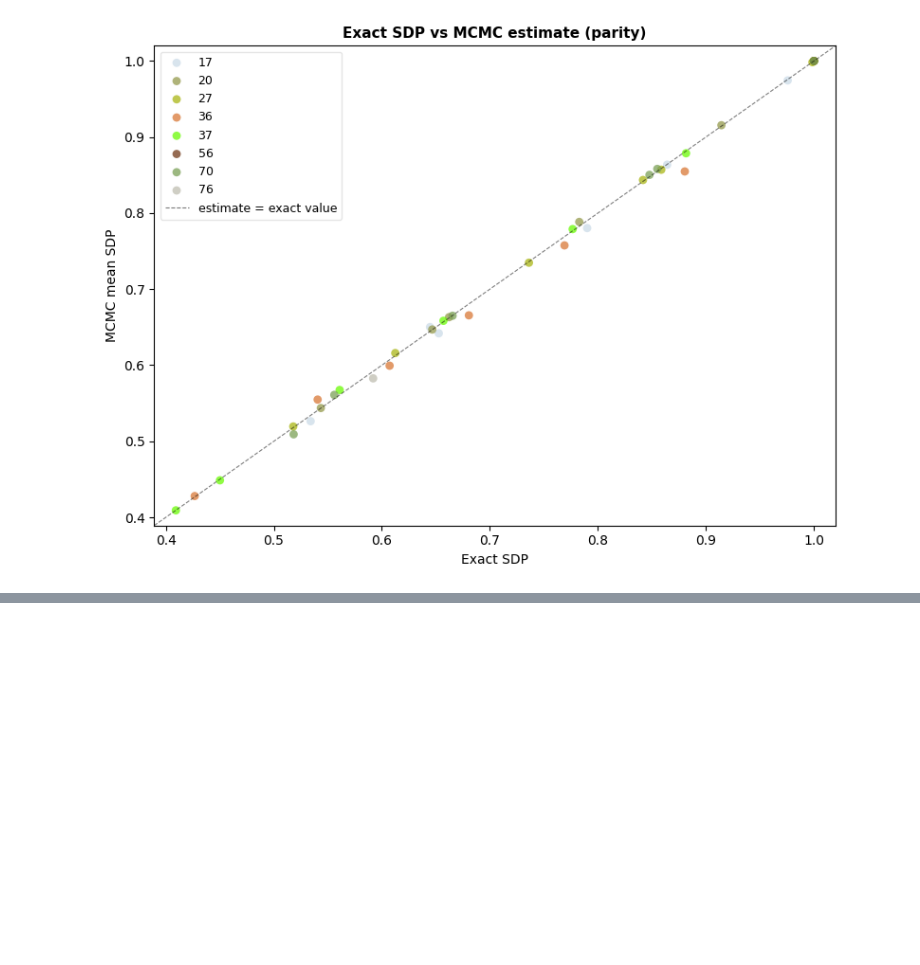
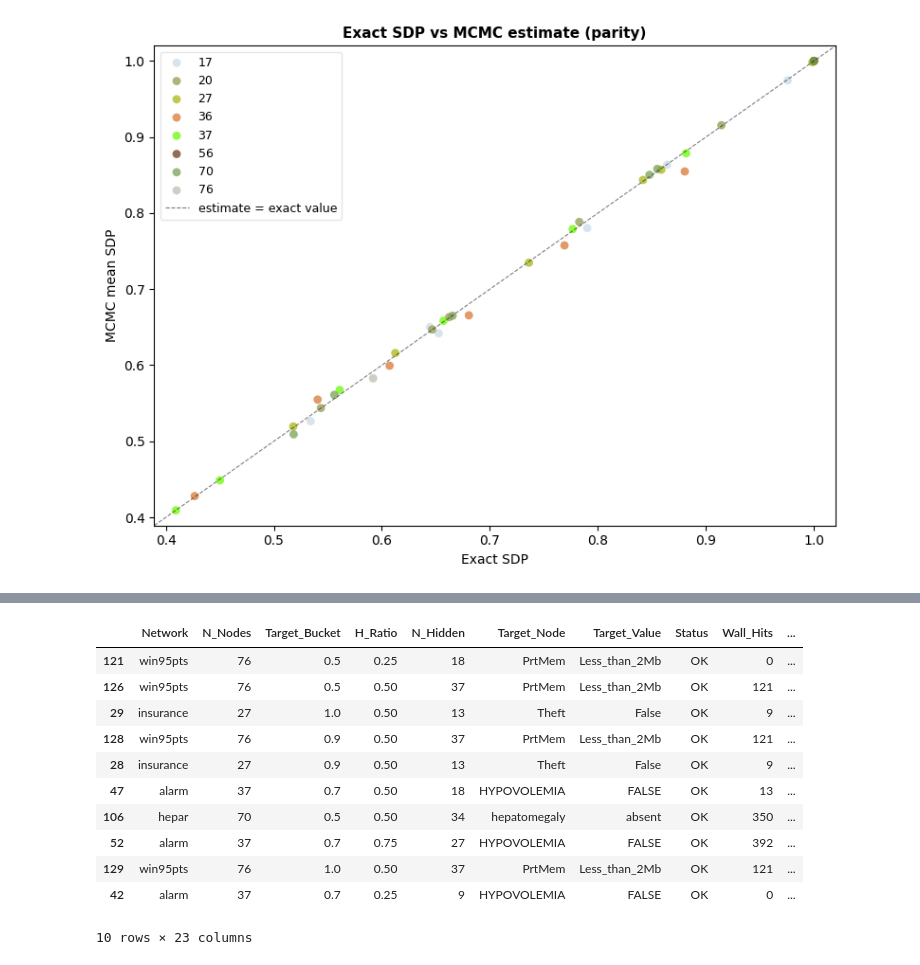
Before and after one commit to jpafcampos/explaining-BNs, a Jupyter notebook: src/benchmark_results_analysis.ipynb, the cells around one changed output, grey strips where cells are left out. Saved outputs shown, nothing was run; the diff lists cells and outputs as text; code cells hidden in the pictures; blank space fills up the shorter version.

```diff
--- a/src/benchmark_results_analysis.ipynb
+++ b/src/benchmark_results_analysis.ipynb
@@ -142,0 +194,16 @@ plt.show()
+# %%
+# top 10 biggest erros cases
+df.sort_values("Absolute_Error", ascending=False).head(10)
+# %% [output]
+|  | Network | N_Nodes | Target_Bucket | H_Ratio | N_Hidden | Target_Node | Target_Value | Status | Wall_Hits | ... |
+| 121 | win95pts | 76 | 0.5 | 0.25 | 18 | PrtMem | Less_than_2Mb | OK | 0 | ... |
+| 126 | win95pts | 76 | 0.5 | 0.50 | 37 | PrtMem | Less_than_2Mb | OK | 121 | ... |
+| 29 | insurance | 27 | 1.0 | 0.50 | 13 | Theft | False | OK | 9 | ... |
+| 128 | win95pts | 76 | 0.9 | 0.50 | 37 | PrtMem | Less_than_2Mb | OK | 121 | ... |
+| 28 | insurance | 27 | 0.9 | 0.50 | 13 | Theft | False | OK | 9 | ... |
+| 47 | alarm | 37 | 0.7 | 0.50 | 18 | HYPOVOLEMIA | FALSE | OK | 13 | ... |
+| 106 | hepar | 70 | 0.5 | 0.50 | 34 | hepatomegaly | absent | OK | 350 | ... |
+| 52 | alarm | 37 | 0.7 | 0.75 | 27 | HYPOVOLEMIA | FALSE | OK | 392 | ... |
+| 129 | win95pts | 76 | 1.0 | 0.50 | 37 | PrtMem | Less_than_2Mb | OK | 121 | ... |
+| 42 | alarm | 37 | 0.7 | 0.25 | 9 | HYPOVOLEMIA | FALSE | OK | 0 | ... |
+10 rows × 23 columns
```
Also changed, not shown: parts of 12 cells of this notebook, 28 other files.
